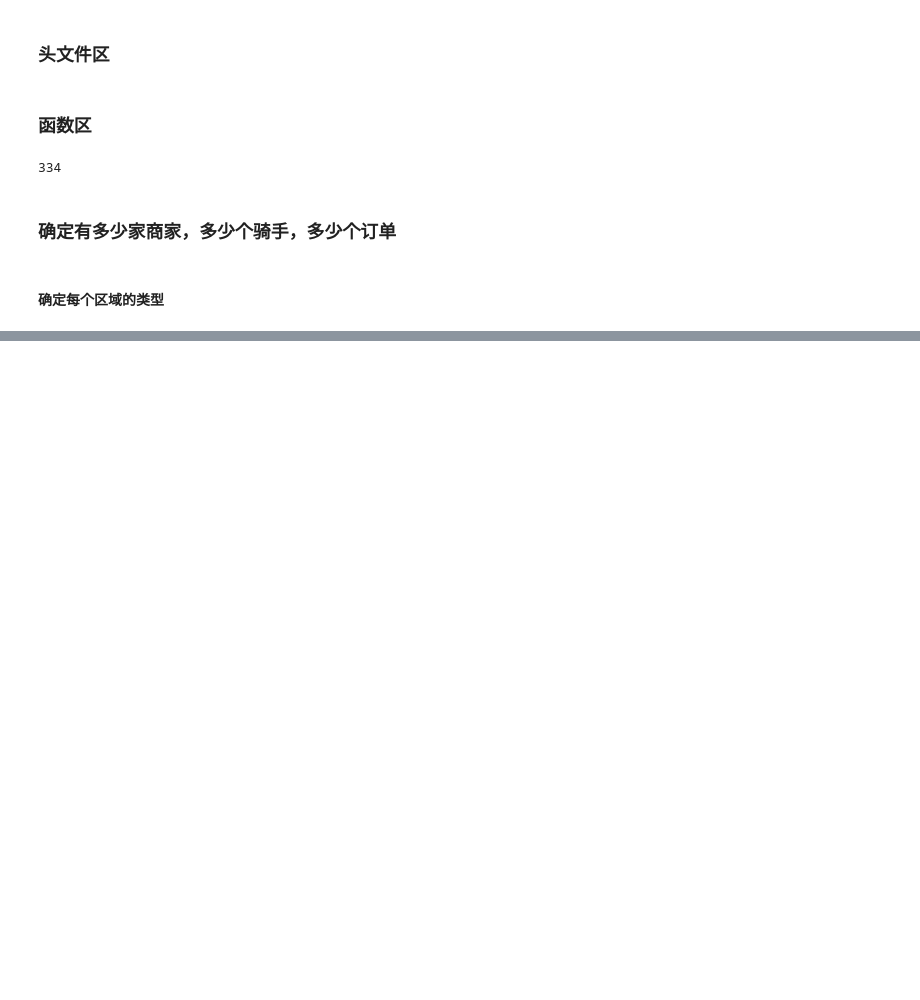
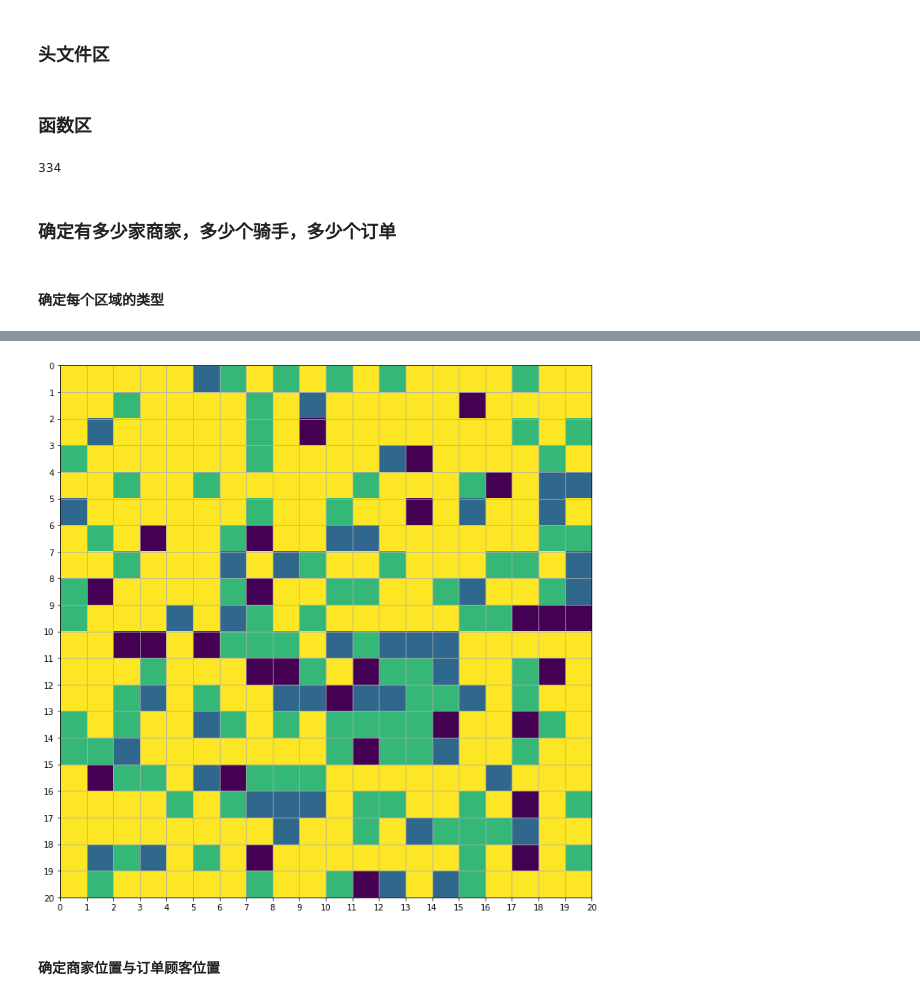
Before and after one commit to LinJiang18/FairCod, a Jupyter notebook: jupyter/Data.ipynb, the cells around one changed output, grey strips where cells are left out. Drawn from its saved outputs; the diff is of its cells as text; code cells hidden in the pictures; blank space fills up the shorter version.

```diff
--- a/jupyter/Data.ipynb
+++ b/jupyter/Data.ipynb
@@ -89,7 +96,8 @@ residentList = []
 suburbList = []
 # %%
-CBDNumList = [1,1,2,2,1,2,1,3,2,3,4,2,1,2,1,2]
-commerceNumList = [1,2,1,2,2,3,2,5,2,3,8,1,2,5,3,2]
-residentNumList = [4,4,3,8,13,7,5,3,2,3,6,4,5,6,5,7]
-suburbNumList = [19,18,19,13,9,13,17,14,19,16,7,18,17,12,16,14]
+CBDNumList =      [ 0, 1, 1, 2, 2, 2, 1, 3, 2, 3, 4, 2, 1, 2, 1, 2]
+commerceNumList = [ 1, 2, 1, 2, 2, 3, 2, 5, 2, 3, 8, 1, 2, 5, 3, 2]
+residentNumList = [ 3, 6, 3, 5, 4, 6, 5, 7, 6, 7,12, 4, 5, 6, 5, 7]
+suburbNumList =   [21,16,20,16,17,14,17,10,15,12, 1,18,17,12,16,14]
+numList = [CBDNumList,commerceNumList,residentNumList,suburbNumList]
 # %%
@@ -144,0 +144,8 @@ nodelist
+# %%
+nodeTypeMatrix = [0] * 400
+for i in range(4):
+    for num in nodeTypeList[i]:
+        nodeTypeMatrix[num] = i
+nodeTypeMatrix = np.array(nodeTypeMatrix).reshape(20,20)
+# %%
+nodeTypeMatrix = list(nodeTypeMatrix)
@@ -144,0 +157,9 @@ nodelist
+# %%
+plt.figure(figsize = (12,12))
+plt.yticks(np.arange(-0.5,20.5,1),np.arange(0,21,1))
+plt.xticks(np.arange(-0.5,20.5,1),np.arange(0,21,1))
+plt.grid(True)
+plt.imshow(nodeTypeMatrix)
+plt.savefig('./DataSave/nodeTypePicture.png')
+# %% [output]
+[figure, added]
@@ -144,0 +172,2 @@ nodelist
+# %% [markdown]
+#### 确定商家位置与订单顾客位置
```
Also changed, not shown: parts of 34 cells of this notebook.
